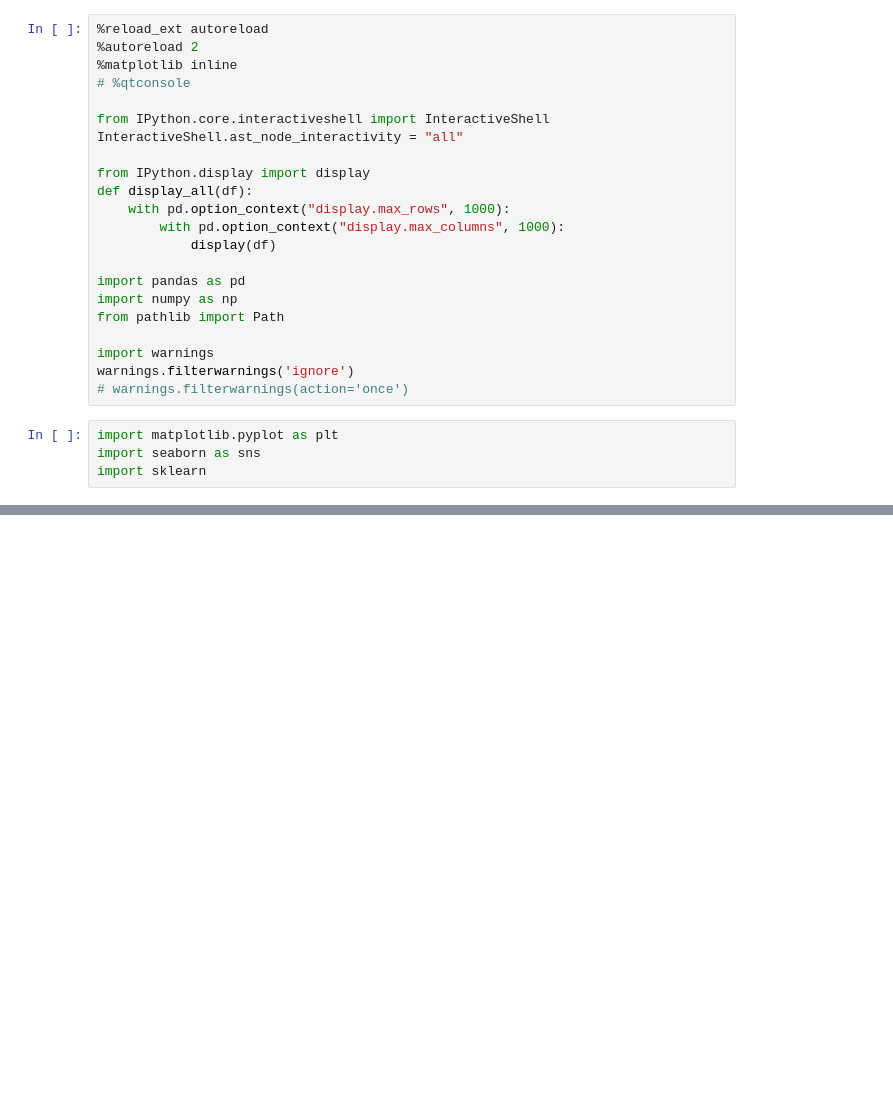
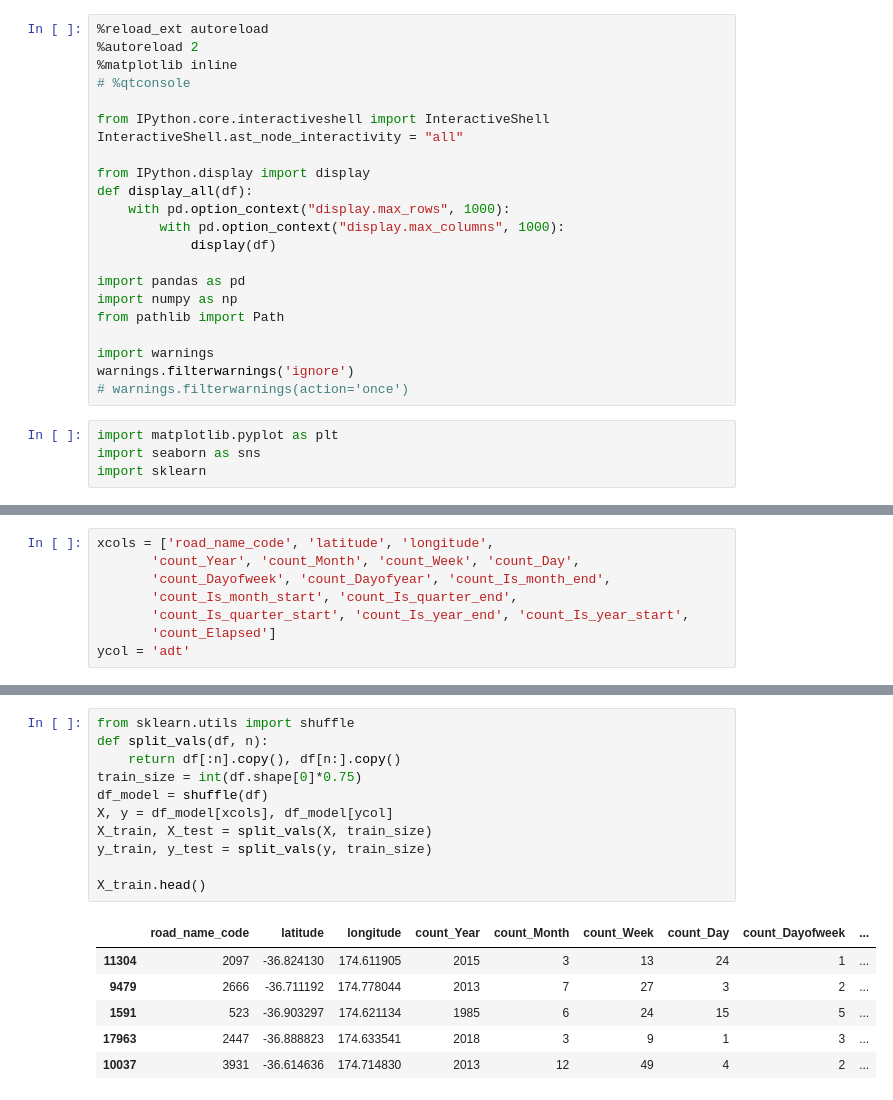
Before and after one commit to klin059/Auckland_traffic_analysis, a Jupyter notebook: 5_Model_building.ipynb, the cells around one changed output, grey strips where cells are left out. Cells and saved outputs as stored; diff of their text form; blank space fills up the shorter version.

```diff
--- a/5_Model_building.ipynb
+++ b/5_Model_building.ipynb
@@ -42,0 +80,8 @@ train, test =
+# %%
+xcols = ['road_name_code', 'latitude', 'longitude',
+       'count_Year', 'count_Month', 'count_Week', 'count_Day',
+       'count_Dayofweek', 'count_Dayofyear', 'count_Is_month_end',
+       'count_Is_month_start', 'count_Is_quarter_end',
+       'count_Is_quarter_start', 'count_Is_year_end', 'count_Is_year_start',
+       'count_Elapsed']
+ycol = 'adt'
@@ -42,0 +180,18 @@ train, test =
+# %%
+from sklearn.utils import shuffle
+def split_vals(df, n):
+    return df[:n].copy(), df[n:].copy()
+train_size = int(df.shape[0]*0.75)
+df_model = shuffle(df)
+X, y = df_model[xcols], df_model[ycol]
+X_train, X_test = split_vals(X, train_size)
+y_train, y_test = split_vals(y, train_size)
+
+X_train.head()
+# %% [output]
+|  | road_name_code | latitude | longitude | count_Year | count_Month | count_Week | count_Day | count_Dayofweek | ... |
+| 11304 | 2097 | -36.824130 | 174.611905 | 2015 | 3 | 13 | 24 | 1 | ... |
+| 9479 | 2666 | -36.711192 | 174.778044 | 2013 | 7 | 27 | 3 | 2 | ... |
+| 1591 | 523 | -36.903297 | 174.621134 | 1985 | 6 | 24 | 15 | 5 | ... |
+| 17963 | 2447 | -36.888823 | 174.633541 | 2018 | 3 | 9 | 1 | 3 | ... |
+| 10037 | 3931 | -36.614636 | 174.714830 | 2013 | 12 | 49 | 4 | 2 | ... |
```
Also changed, not shown: parts of 26 cells of this notebook.
